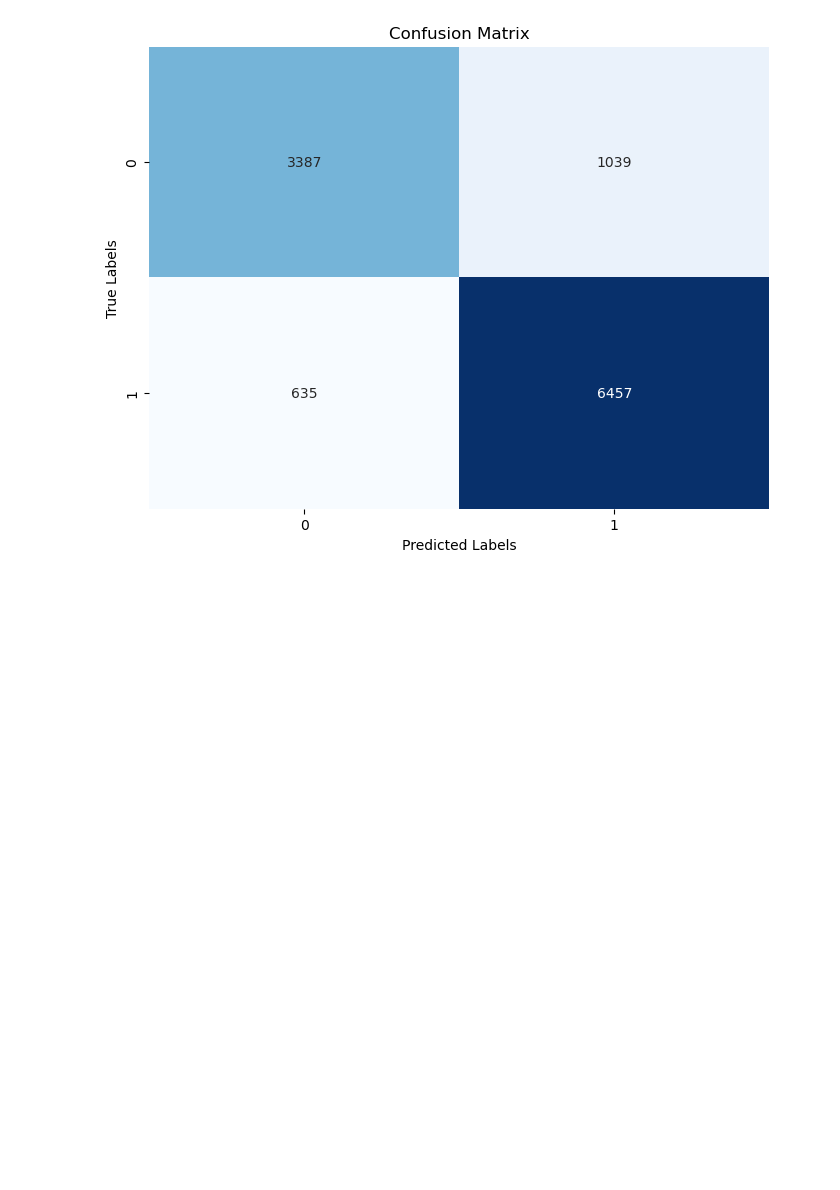
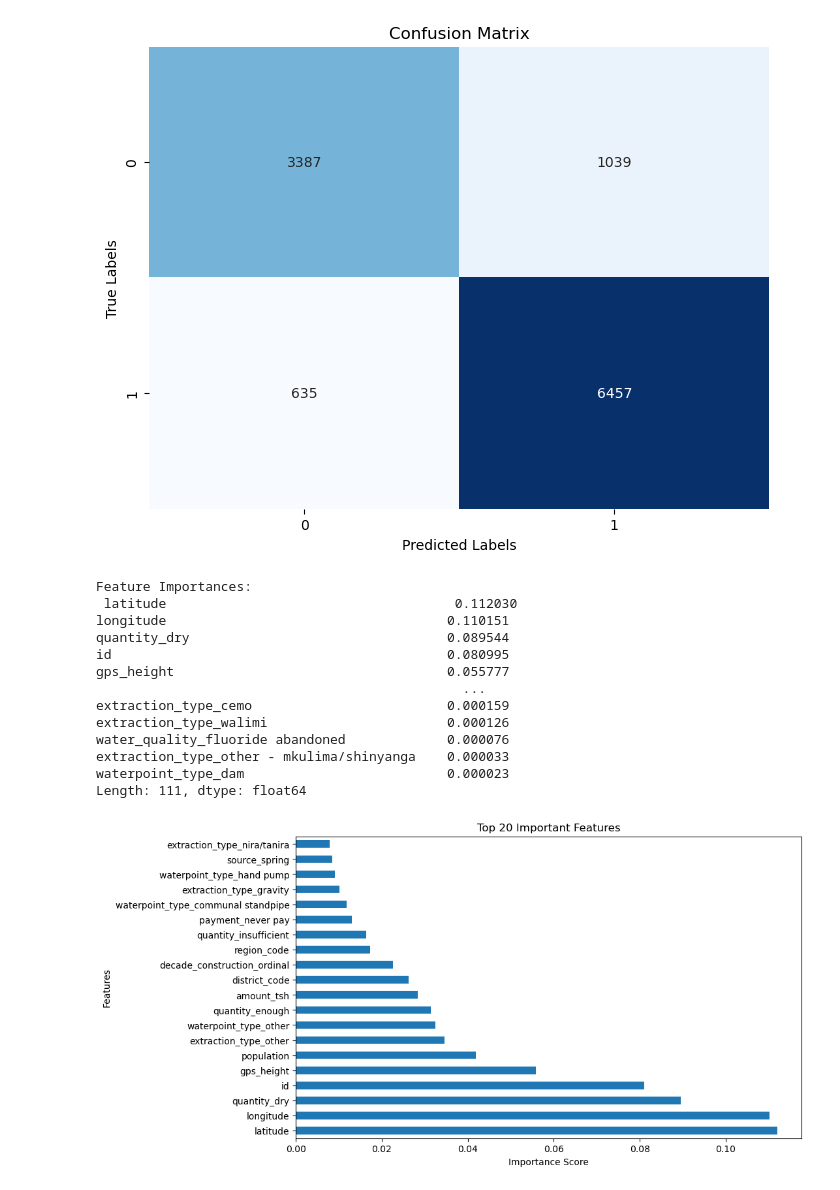
Before and after one commit to jguzzo522/twaterwell, a Jupyter notebook: tanwaterwell.ipynb, the cells around one changed output. Saved outputs shown, nothing was run; the diff lists cells and outputs as text; code cells hidden in the pictures; blank space fills up the shorter version.

```diff
--- a/tanwaterwell.ipynb
+++ b/tanwaterwell.ipynb
@@ -1508,6 +1522,42 @@ plt.show()
 # %%
-# One-hot encode categorical columns
-merged_data_encoded = pd.get_dummies(merged_data, columns=categorical_columns)
+# Extract feature importances
+importances = rf_clf.feature_importances_
 
-# Display the encoded dataset
-print(merged_data_encoded.head())
+# Convert feature importances into a pandas Series for easy manipulation and visualization
+feature_importances = pd.Series(importances, index=X_train_encoded.columns)
+
+# Sort the feature importances in descending order
+sorted_feature_importances = feature_importances.sort_values(ascending=False)
+
+# Display the sorted feature importances
+print("Feature Importances:\n", sorted_feature_importances)
+
+# Optionally, you can visualize the top N important features
+import matplotlib.pyplot as plt
+
+# Select the top N features, for example top 20
+top_n = 20
+top_n_features = sorted_feature_importances[:top_n]
+
+# Plotting
+plt.figure(figsize=(10, 6))
+top_n_features.plot(kind='barh')
+plt.title(f'Top {top_n} Important Features')
+plt.xlabel('Importance Score')
+plt.ylabel('Features')
+plt.show()
+# %% [output]
+Feature Importances:
+ latitude                                     0.112030
+longitude                                    0.110151
+quantity_dry                                 0.089544
+id                                           0.080995
+gps_height                                   0.055777
+                                               ...
+extraction_type_cemo                         0.000159
+extraction_type_walimi                       0.000126
+water_quality_fluoride abandoned             0.000076
+extraction_type_other - mkulima/shinyanga    0.000033
+waterpoint_type_dam                          0.000023
+Length: 111, dtype: float64
+[figure, added]
```
Also changed, not shown: parts of 28 cells of this notebook.
